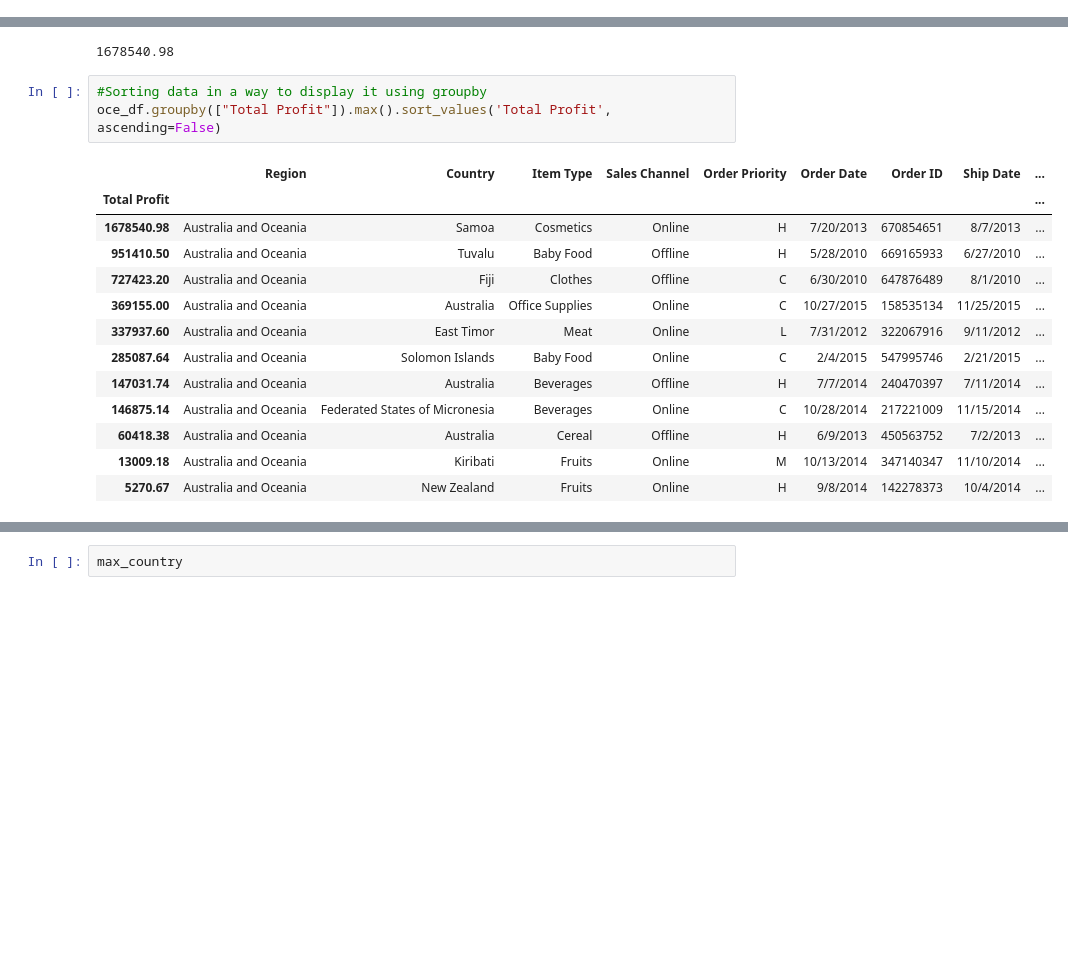
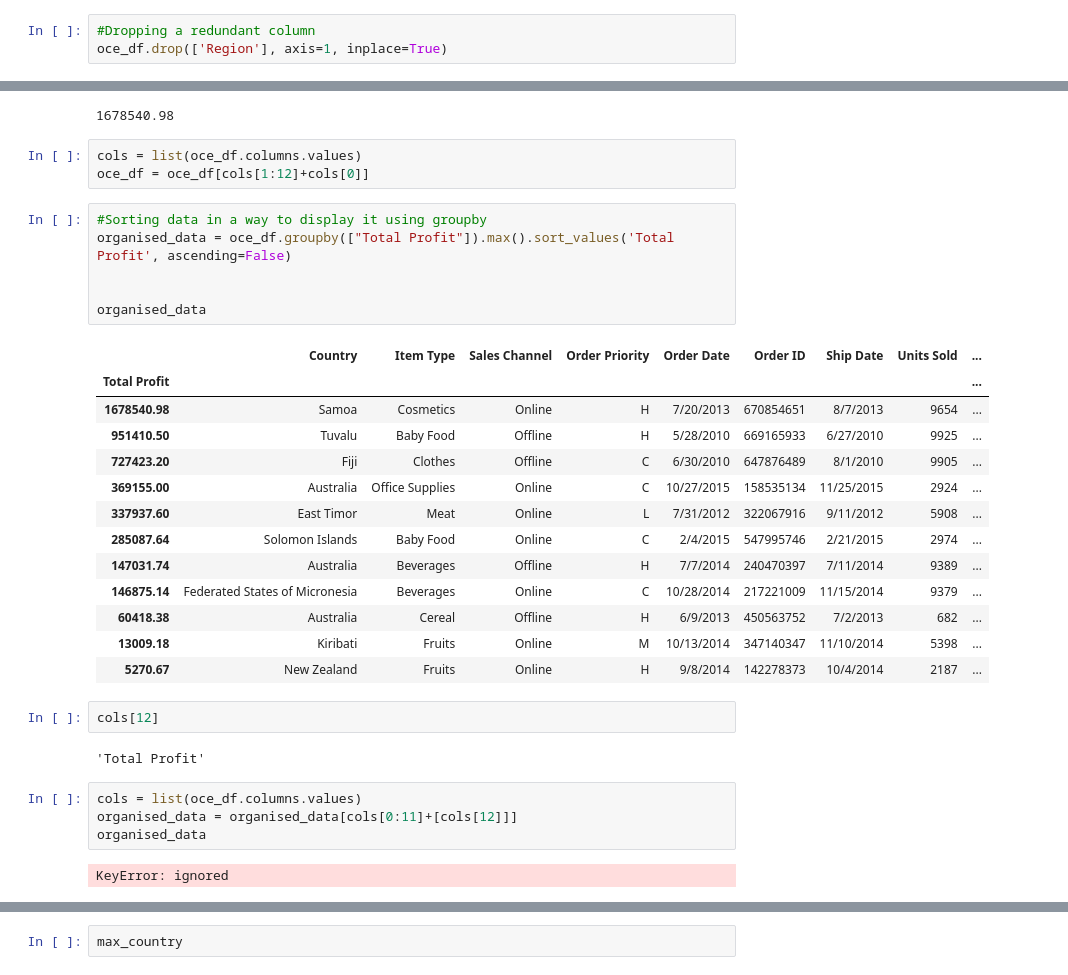
Before and after one commit to shimossa/ISYS5002_Assignment_One, a Jupyter notebook: ISYS5002_ELP_2021_20484040.ipynb, the cells around one changed output, grey strips where cells are left out. Drawn from its saved outputs; the diff is of its cells as text; blank space fills up the shorter version.

Commit message:
attempting rearrange columns for a cleaner table

```diff
--- a/ISYS5002_ELP_2021_20484040.ipynb
+++ b/ISYS5002_ELP_2021_20484040.ipynb
@@ -110,6 +110,9 @@ oce_df
 | 8 | Australia and Oceania | Federated States of Micronesia | Beverages | Online | C | 10/28/2014 | 217221009 | 11/15/2014 | ... |
 | 9 | Australia and Oceania | Samoa | Cosmetics | Online | H | 7/20/2013 | 670854651 | 8/7/2013 | ... |
 | 10 | Australia and Oceania | Australia | Beverages | Offline | H | 7/7/2014 | 240470397 | 7/11/2014 | ... |
+# %%
+#Dropping a redundant column
+oce_df.drop(['Region'], axis=1, inplace=True)
 # %%
 #Finding the max, min and average values
 column = oce_df["Total Profit"]
@@ -131,20 +134,36 @@ col_max = oce_df["Total Profit"].max(axis=0)
 col_max
 # %% [output]
 1678540.98
+# %%
+cols = list(oce_df.columns.values)
+oce_df = oce_df[cols[1:12]+cols[0]]
 # %%
 #Sorting data in a way to display it using groupby
-oce_df.groupby(["Total Profit"]).max().sort_values('Total Profit', ascending=False)
+organised_data = oce_df.groupby(["Total Profit"]).max().sort_values('Total Profit', ascending=False)
+
+
+organised_data
 # %% [output]
-|  | Region | Country | Item Type | Sales Channel | Order Priority | Order Date | Order ID | Ship Date | ... |
+|  | Country | Item Type | Sales Channel | Order Priority | Order Date | Order ID | Ship Date | Units Sold | ... |
 | Total Profit |  |  |  |  |  |  |  |  | ... |
-| 1678540.98 | Australia and Oceania | Samoa | Cosmetics | Online | H | 7/20/2013 | 670854651 | 8/7/2013 | ... |
-| 951410.50 | Australia and Oceania | Tuvalu | Baby Food | Offline | H | 5/28/2010 | 669165933 | 6/27/2010 | ... |
-| 727423.20 | Australia and Oceania | Fiji | Clothes | Offline | C | 6/30/2010 | 647876489 | 8/1/2010 | ... |
-| 369155.00 | Australia and Oceania | Australia | Office Supplies | Online | C | 10/27/2015 | 158535134 | 11/25/2015 | ... |
-| 337937.60 | Australia and Oceania | East Timor | Meat | Online | L | 7/31/2012 | 322067916 | 9/11/2012 | ... |
-| 285087.64 | Australia and Oceania | Solomon Islands | Baby Food | Online | C | 2/4/2015 | 547995746 | 2/21/2015 | ... |
-| 147031.74 | Australia and Oceania | Australia | Beverages | Offline | H | 7/7/2014 | 240470397 | 7/11/2014 | ... |
-| 146875.14 | Australia and Oceania | Federated States of Micronesia | Beverages | Online | C | 10/28/2014 | 217221009 | 11/15/2014 | ... |
-| 60418.38 | Australia and Oceania | Australia | Cereal | Offline | H | 6/9/2013 | 450563752 | 7/2/2013 | ... |
-| 13009.18 | Australia and Oceania | Kiribati | Fruits | Online | M | 10/13/2014 | 347140347 | 11/10/2014 | ... |
-| 5270.67 | Australia and Oceania | New Zealand | Fruits | Online | H | 9/8/2014 | 142278373 | 10/4/2014 | ... |
+| 1678540.98 | Samoa | Cosmetics | Online | H | 7/20/2013 | 670854651 | 8/7/2013 | 9654 | ... |
+| 951410.50 | Tuvalu | Baby Food | Offline | H | 5/28/2010 | 669165933 | 6/27/2010 | 9925 | ... |
+| 727423.20 | Fiji | Clothes | Offline | C | 6/30/2010 | 647876489 | 8/1/2010 | 9905 | ... |
+| 369155.00 | Australia | Office Supplies | Online | C | 10/27/2015 | 158535134 | 11/25/2015 | 2924 | ... |
+| 337937.60 | East Timor | Meat | Online | L | 7/31/2012 | 322067916 | 9/11/2012 | 5908 | ... |
+| 285087.64 | Solomon Islands | Baby Food | Online | C | 2/4/2015 | 547995746 | 2/21/2015 | 2974 | ... |
+| 147031.74 | Australia | Beverages | Offline | H | 7/7/2014 | 240470397 | 7/11/2014 | 9389 | ... |
+| 146875.14 | Federated States of Micronesia | Beverages | Online | C | 10/28/2014 | 217221009 | 11/15/2014 | 9379 | ... |
+| 60418.38 | Australia | Cereal | Offline | H | 6/9/2013 | 450563752 | 7/2/2013 | 682 | ... |
+| 13009.18 | Kiribati | Fruits | Online | M | 10/13/2014 | 347140347 | 11/10/2014 | 5398 | ... |
+| 5270.67 | New Zealand | Fruits | Online | H | 9/8/2014 | 142278373 | 10/4/2014 | 2187 | ... |
+# %%
+cols[12]
+# %% [output]
+'Total Profit'
+# %%
+cols = list(oce_df.columns.values)
+organised_data = organised_data[cols[0:11]+[cols[12]]]
+organised_data
+# %% [output]
+KeyError: ignored
```
Also changed, not shown: parts of 4 cells of this notebook.
